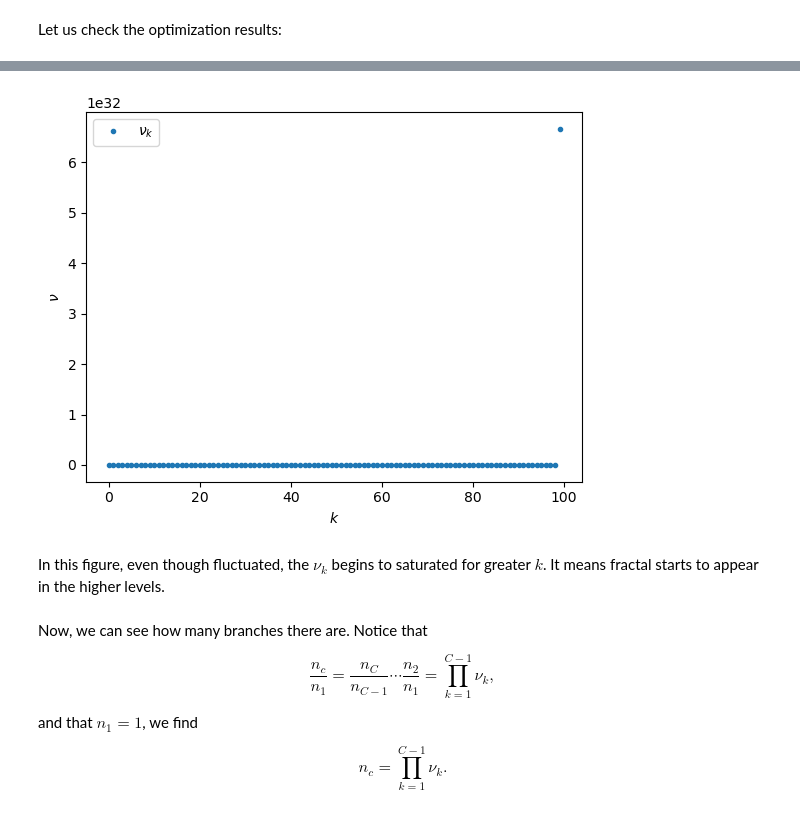
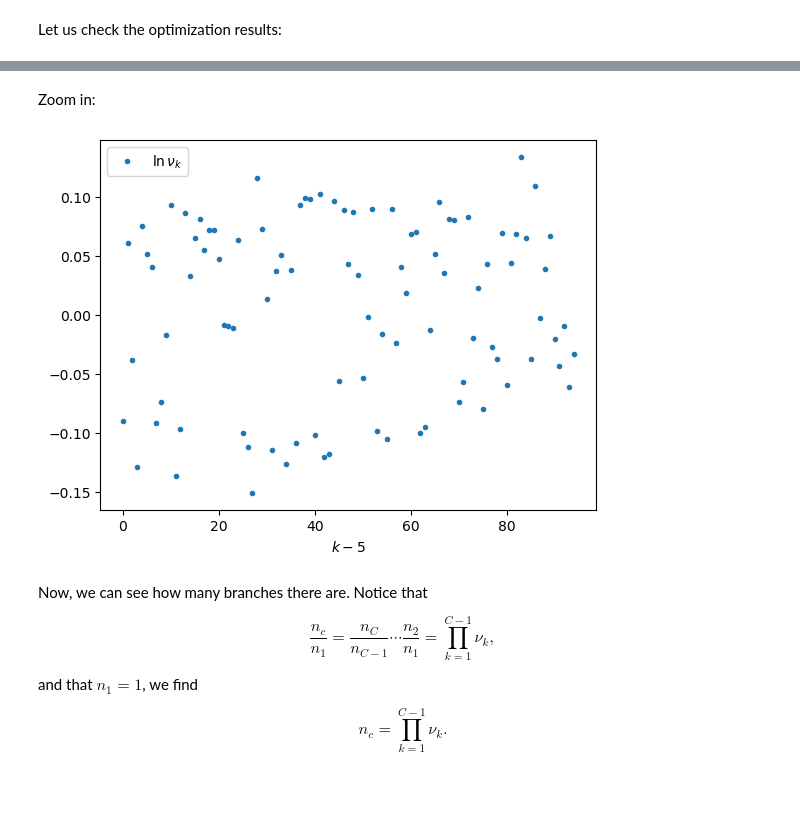
Before and after one commit to shuiruge/entropy, a Jupyter notebook: fractal/Fractal in Biology.ipynb, the cells around one changed output, grey strips where cells are left out. Cells and saved outputs as stored; diff of their text form; code cells hidden in the pictures; blank space fills up the shorter version.

```diff
--- a/fractal/Fractal in Biology.ipynb
+++ b/fractal/Fractal in Biology.ipynb
@@ -122,7 +122,7 @@ least_log_volume
 # %% [output]
 <tf.Tensor: shape=(1,), dtype=float64, numpy=array([24.68333243])>
 # %%
-TRUE_LOG_VB = 3e+1
+TRUE_LOG_VB = 4e+1
 # %% [markdown]
 We add a configuration for forcing fractal. When forcing fractal, we use the $\ln \nu_1$ as $\ln \nu_k$ for all $k$. We can compare the final $\ln R_b$ with and without forcing fractal to see if the fractal is really a result of minimizing $\ln R_b$.
 # %%
@@ -326,13 +333,12 @@ array([ 7.82651175e-03, -4.58010994e-02,  1.56406742e-02,  1.21277191e-01,
+# %% [markdown]
+Zoom in:
 # %%
-plt.plot(tf.exp(log_nu[min_i, :]), '.', label='$\\nu_k$')
-plt.xlabel('$k$')
-plt.ylabel('$\\nu$')
+plt.plot(log_nu[min_i, :-5], '.', label='$\\ln \\nu_k$')
+plt.xlabel('$k-5$')
 plt.legend()
 plt.show()
 # %% [output]
-[figure, old version]
+[figure, new version]
-# %% [markdown]
-In this figure, even though fluctuated, the $\nu_k$ begins to saturated for greater $k$. It means fractal starts to appear in the higher levels.
 # %% [markdown]
 Now, we can see how many branches there are. Notice that
 
```
Also changed, not shown: parts of 11 cells of this notebook, 1 other file.
